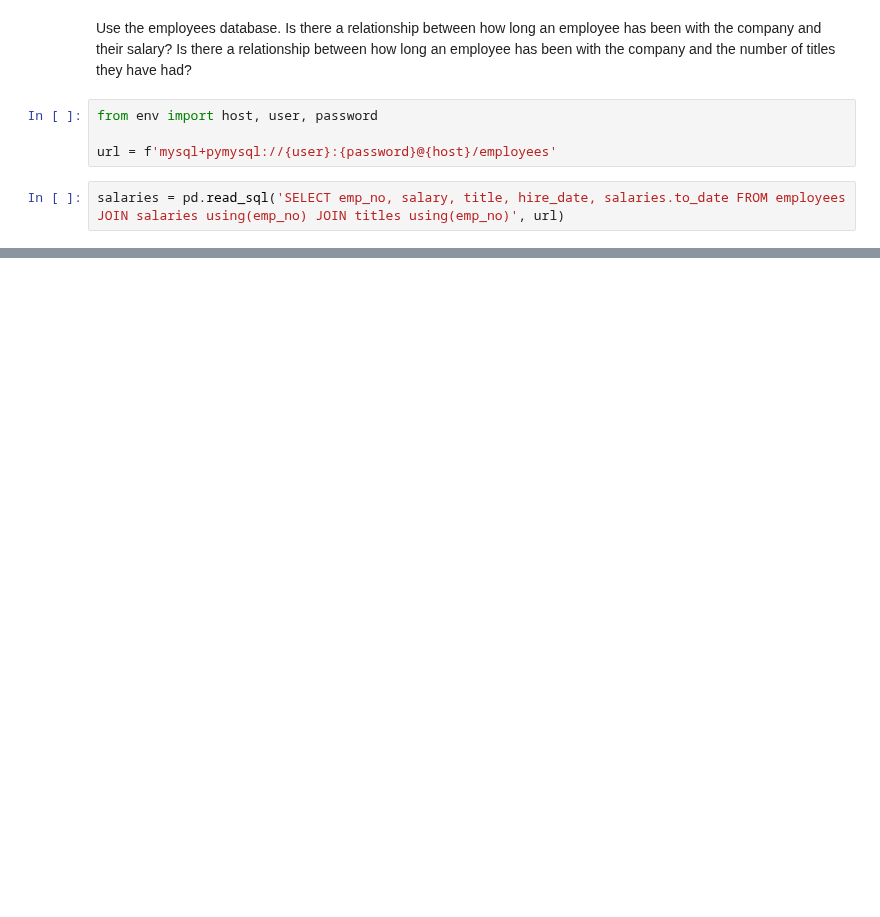
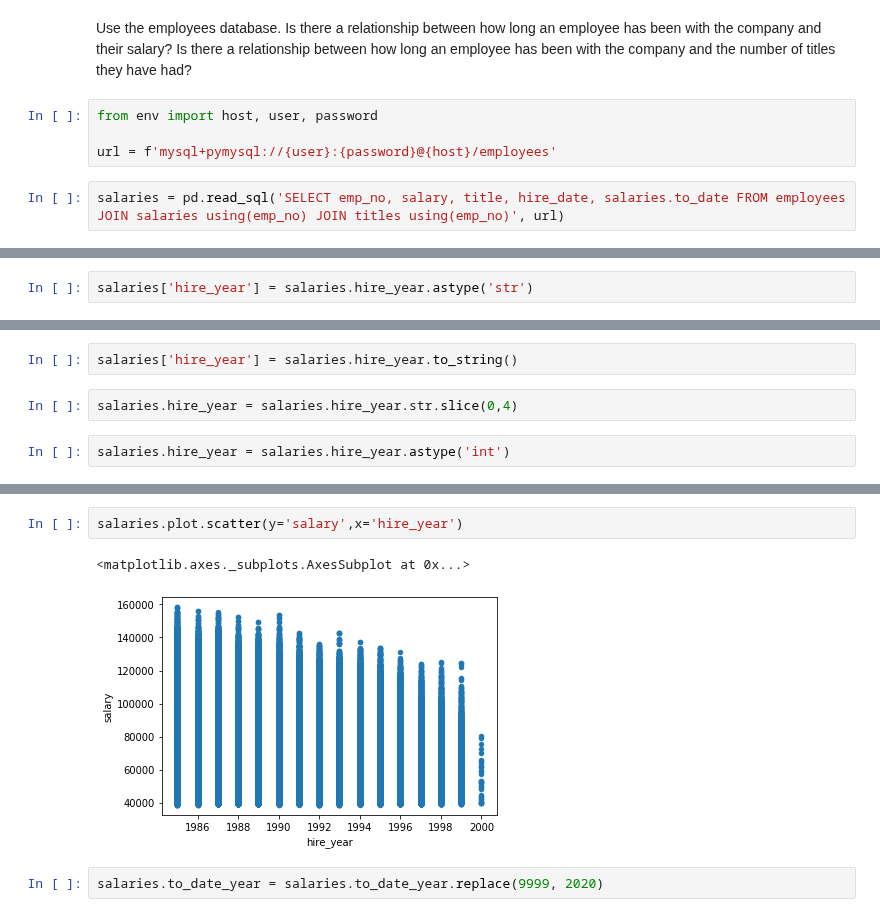
Before and after one commit to matt-c-knight/statistics-exercises, a Jupyter notebook: statistics-exercises/hypothesis_testing.ipynb, the cells around one changed output, grey strips where cells are left out. Drawn from its saved outputs; the diff is of its cells as text; blank space fills up the shorter version.

```diff
--- a/statistics-exercises/hypothesis_testing.ipynb
+++ b/statistics-exercises/hypothesis_testing.ipynb
@@ -228,0 +434,2 @@ salaries.plot.scatter(y='salary',x='hire_date')
+# %%
+salaries['hire_year'] = salaries.hire_year.astype('str')
@@ -228,0 +445,6 @@ salaries.plot.scatter(y='salary',x='hire_date')
+# %%
+salaries['hire_year'] = salaries.hire_year.to_string()
+# %%
+salaries.hire_year = salaries.hire_year.str.slice(0,4)
+# %%
+salaries.hire_year = salaries.hire_year.astype('int')
@@ -228,0 +470,7 @@ salaries.plot.scatter(y='salary',x='hire_date')
+# %%
+salaries.plot.scatter(y='salary',x='hire_year')
+# %% [output]
+<matplotlib.axes._subplots.AxesSubplot at 0x...>
+[figure, added]
+# %%
+salaries.to_date_year = salaries.to_date_year.replace(9999, 2020)
```
Also changed, not shown: parts of 54 cells of this notebook.
